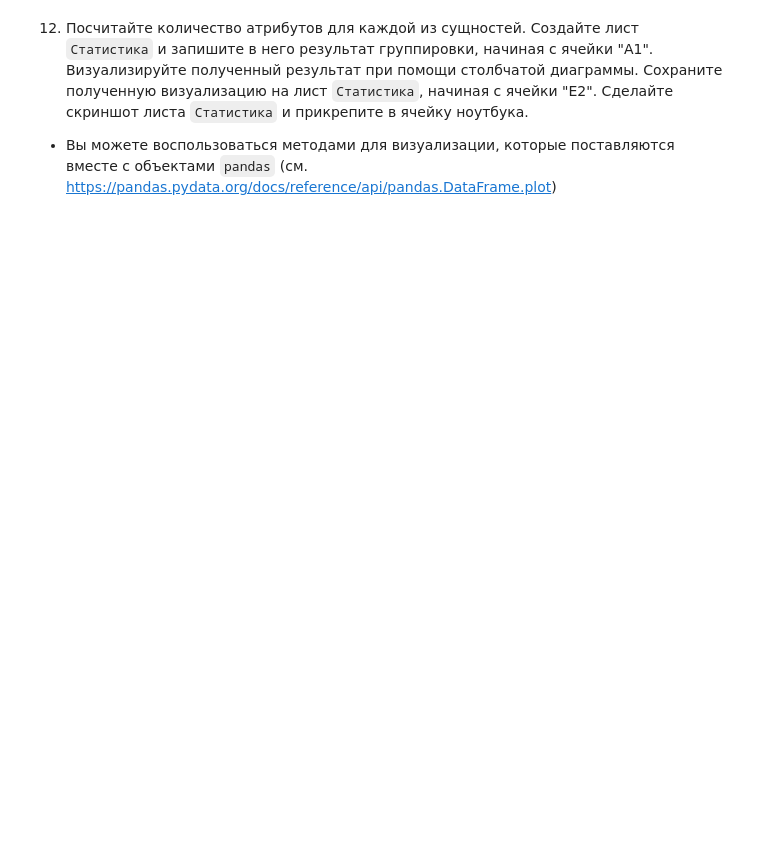
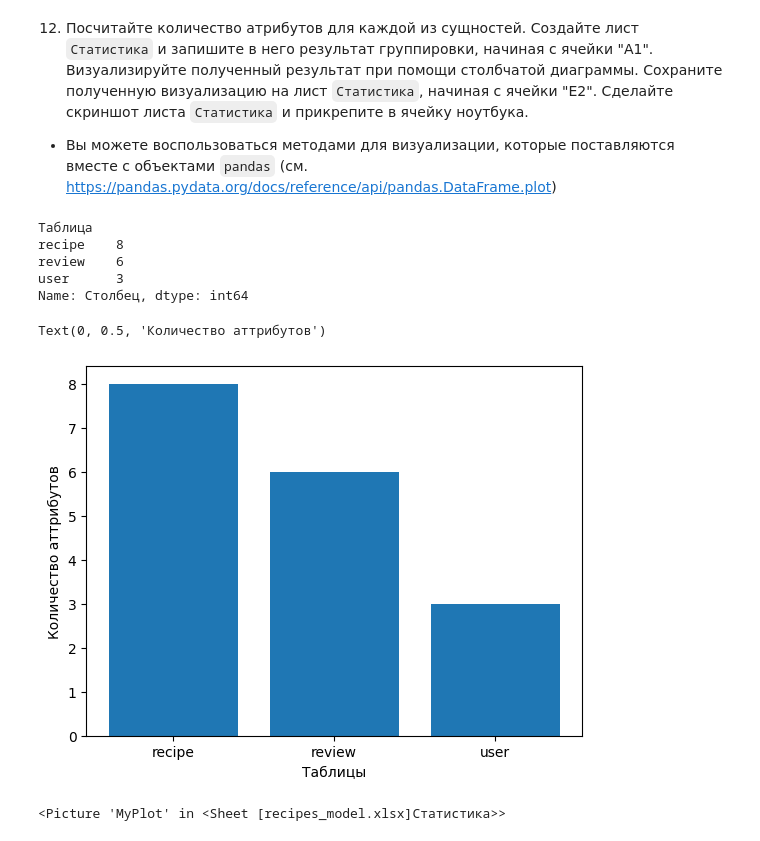
Before and after one commit to inmyfavor/Laboratornaya-rabota-4, a Jupyter notebook: 04_excel_Фамилия_Имя.ipynb, the cells around one changed output. Saved outputs shown, nothing was run; the diff lists cells and outputs as text; code cells hidden in the pictures; blank space fills up the shorter version.

```diff
--- a/04_excel_Фамилия_Имя.ipynb
+++ b/04_excel_Фамилия_Имя.ipynb
@@ -212,0 +229,10 @@ xw.Range('A1:J1').font.bold = True
+# %%
+df = xw.Range('A1').expand().options(pd.DataFrame).value
+data = df.groupby('Таблица')['Столбец'].count()
+data
+# %% [output]
+Таблица
+recipe    8
+review    6
+user      3
+Name: Столбец, dtype: int64
@@ -212,0 +243,12 @@ xw.Range('A1:J1').font.bold = True
+# %%
+fig = plt.figure()
+plt.bar(data.index, data.values)
+plt.xlabel('Таблицы')
+plt.ylabel('Количество аттрибутов')
+# %% [output]
+Text(0, 0.5, 'Количество аттрибутов')
+[figure, added]
+# %%
+sht_draw.pictures.add(fig, name='MyPlot', update=True, anchor=xw.Range('E2'))
+# %% [output]
+<Picture 'MyPlot' in <Sheet [recipes_model.xlsx]Статистика>>
```
Also changed, not shown: parts of 17 cells of this notebook, 9 other files.
